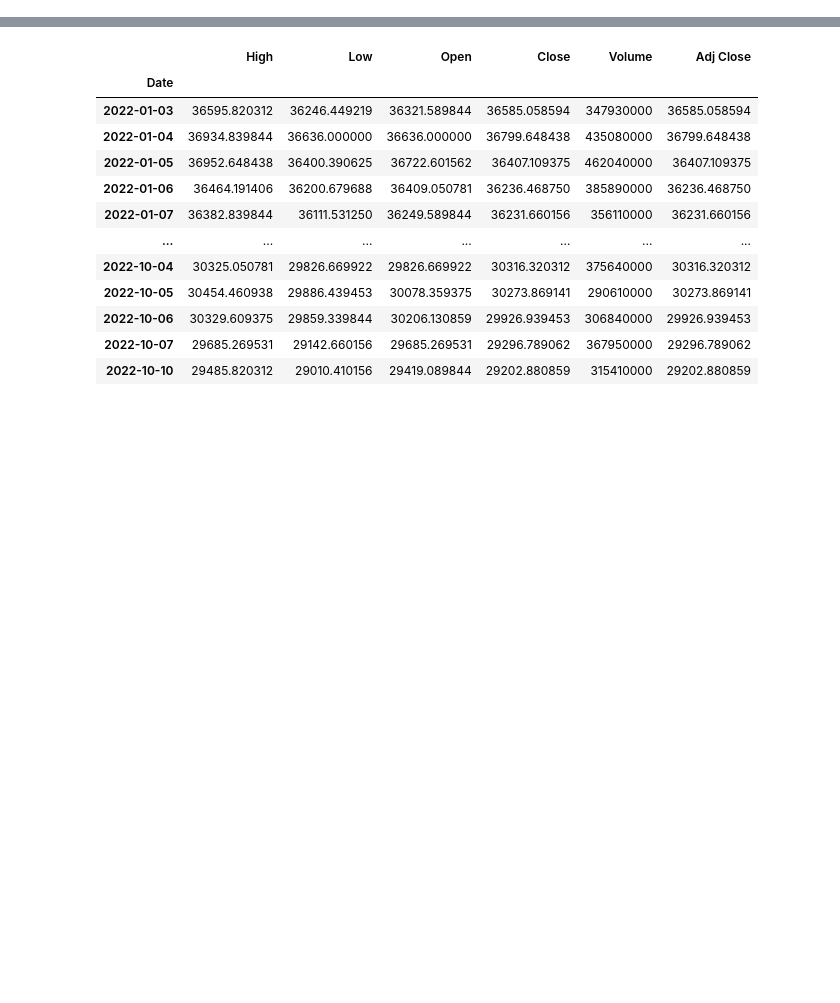
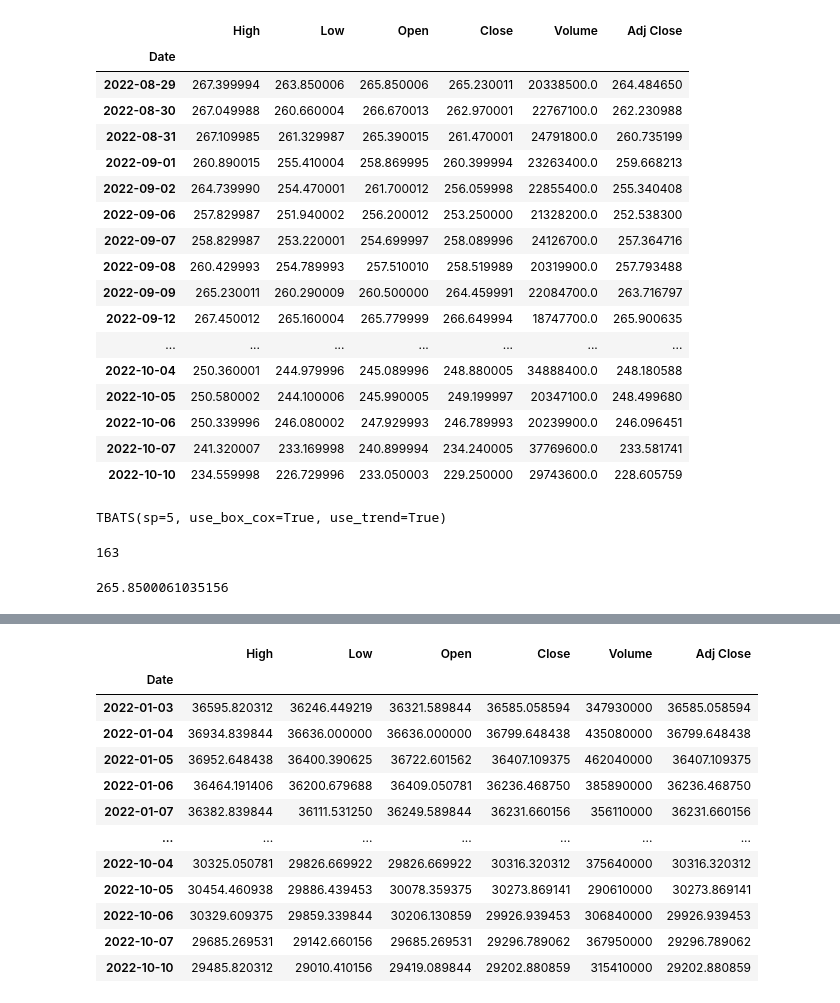
Before and after one commit to Ko2259/StockPrice, a Jupyter notebook: StockPrice/1.ipynb, the cells around one changed output, grey strips where cells are left out. Saved outputs shown, nothing was run; the diff lists cells and outputs as text; code cells hidden in the pictures; blank space fills up the shorter version.

```diff
--- a/StockPrice/1.ipynb
+++ b/StockPrice/1.ipynb
@@ -11,0 +237,21 @@ from sktime.forecasting.tbats import TBATS
+# %%
+data[-30:]
+# %% [output]
+|  | High | Low | Open | Close | Volume | Adj Close |
+| Date |  |  |  |  |  |  |
+| 2022-08-29 | 267.399994 | 263.850006 | 265.850006 | 265.230011 | 20338500.0 | 264.484650 |
+| 2022-08-30 | 267.049988 | 260.660004 | 266.670013 | 262.970001 | 22767100.0 | 262.230988 |
+| 2022-08-31 | 267.109985 | 261.329987 | 265.390015 | 261.470001 | 24791800.0 | 260.735199 |
+| 2022-09-01 | 260.890015 | 255.410004 | 258.869995 | 260.399994 | 23263400.0 | 259.668213 |
+| 2022-09-02 | 264.739990 | 254.470001 | 261.700012 | 256.059998 | 22855400.0 | 255.340408 |
+| 2022-09-06 | 257.829987 | 251.940002 | 256.200012 | 253.250000 | 21328200.0 | 252.538300 |
+| 2022-09-07 | 258.829987 | 253.220001 | 254.699997 | 258.089996 | 24126700.0 | 257.364716 |
+| 2022-09-08 | 260.429993 | 254.789993 | 257.510010 | 258.519989 | 20319900.0 | 257.793488 |
+| 2022-09-09 | 265.230011 | 260.290009 | 260.500000 | 264.459991 | 22084700.0 | 263.716797 |
+| 2022-09-12 | 267.450012 | 265.160004 | 265.779999 | 266.649994 | 18747700.0 | 265.900635 |
+| ... | ... | ... | ... | ... | ... | ... |
+| 2022-10-04 | 250.360001 | 244.979996 | 245.089996 | 248.880005 | 34888400.0 | 248.180588 |
+| 2022-10-05 | 250.580002 | 244.100006 | 245.990005 | 249.199997 | 20347100.0 | 248.499680 |
+| 2022-10-06 | 250.339996 | 246.080002 | 247.929993 | 246.789993 | 20239900.0 | 246.096451 |
+| 2022-10-07 | 241.320007 | 233.169998 | 240.899994 | 234.240005 | 37769600.0 | 233.581741 |
+| 2022-10-10 | 234.559998 | 226.729996 | 233.050003 | 229.250000 | 29743600.0 | 228.605759 |
@@ -11,0 +264,12 @@ from sktime.forecasting.tbats import TBATS
+# %%
+train = y.reset_index()["Open"]
+days = y.reset_index()["Date"]
+
+forecaster = TBATS(use_box_cox=True, use_trend=True, sp=5, use_arma_errors=True)
+forecaster.fit(train)
+# %% [output]
+TBATS(sp=5, use_box_cox=True, use_trend=True)
+# %%
+train.index[-1]
+# %% [output]
+163
@@ -11,0 +283,5 @@ from sktime.forecasting.tbats import TBATS
+# %%
+val_real = data.loc[start_day]["Open"]
+val_real
+# %% [output]
+265.8500061035156
```
Also changed, not shown: parts of 14 cells of this notebook, 7 other files.
